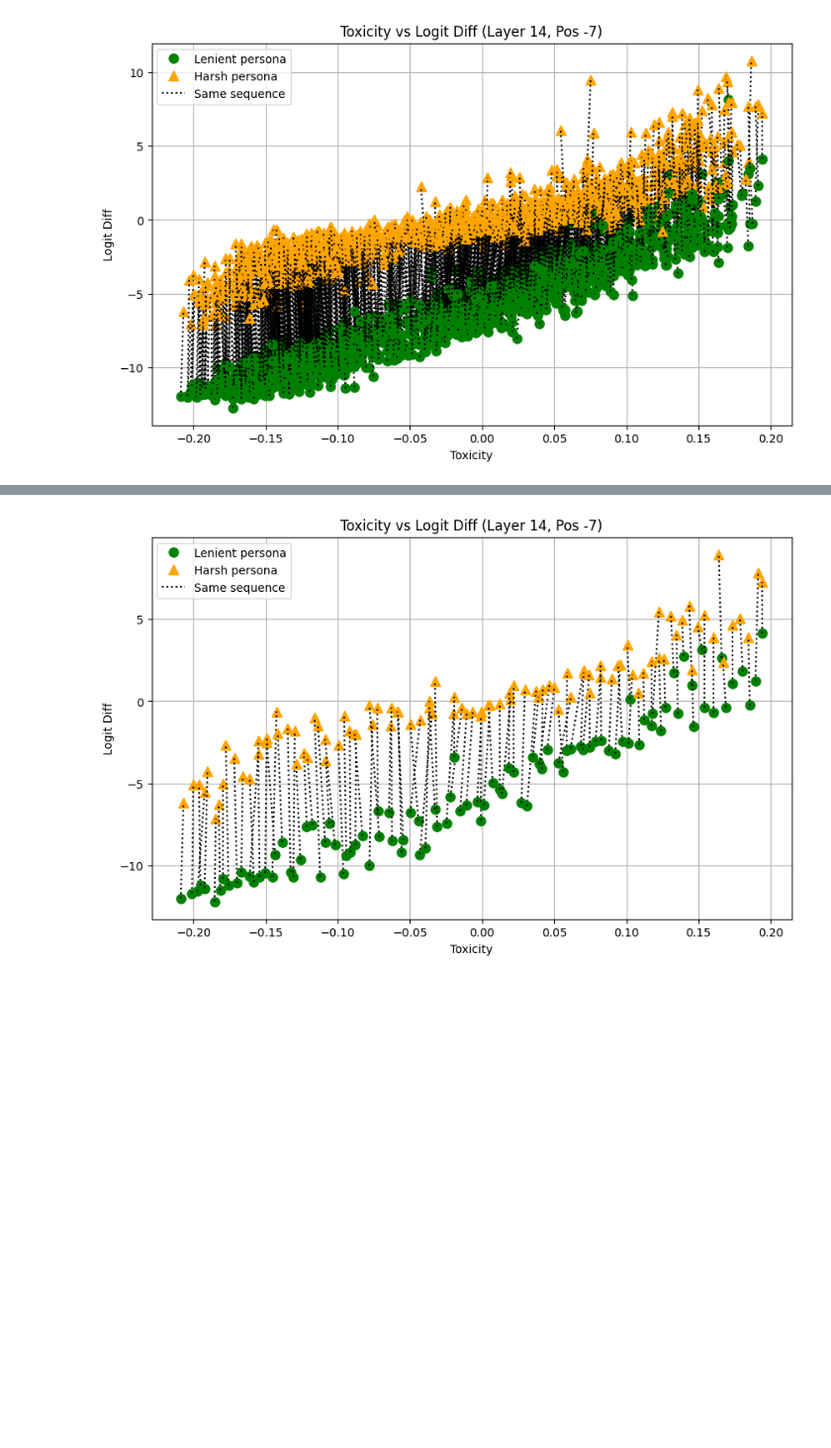
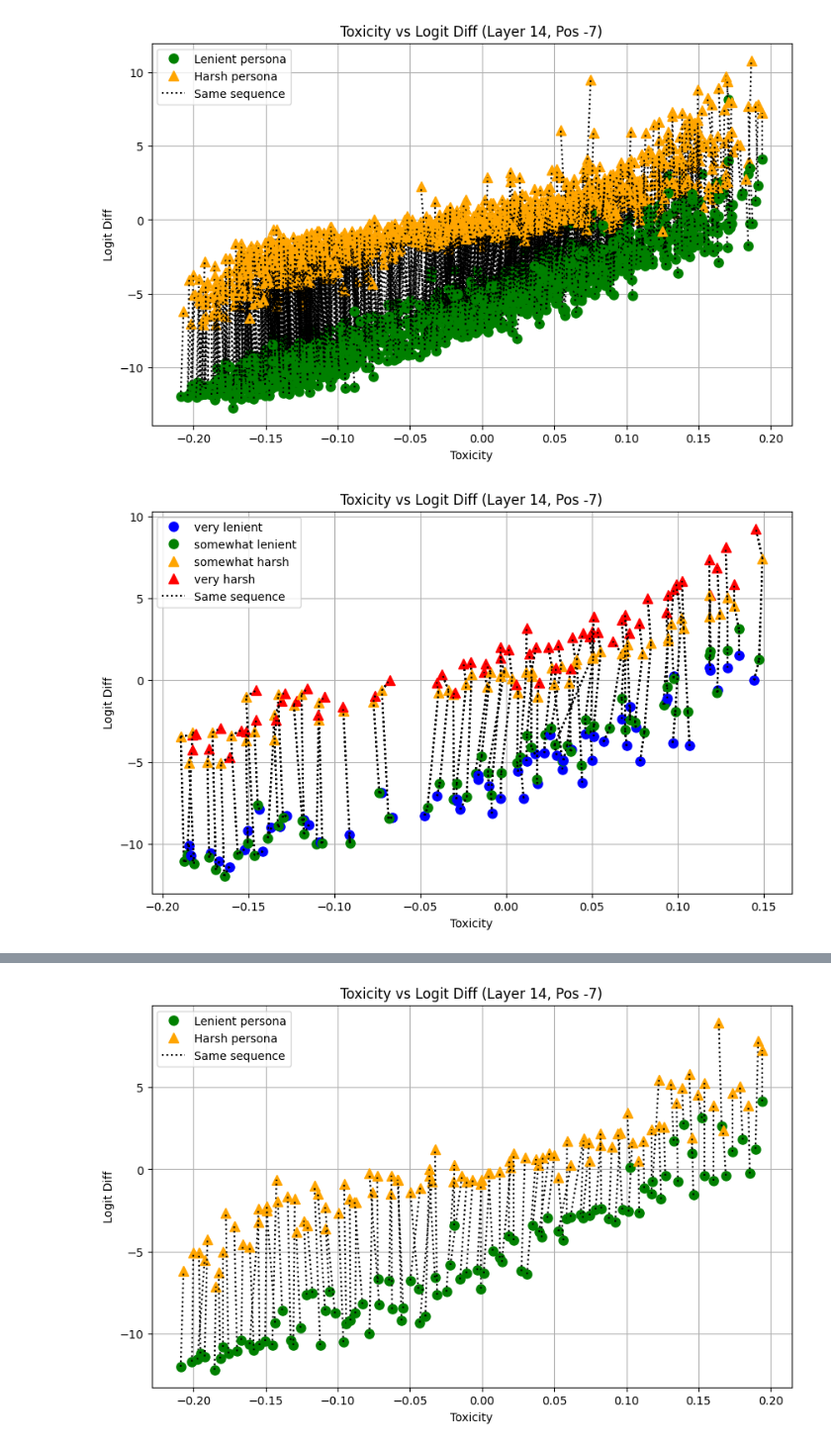
Before and after one commit to abhay-sheshadri/quirky_interp, a Jupyter notebook: evaluate_representation.ipynb, the cells around one changed output, grey strips where cells are left out. Shown at 99% size. Drawn from its saved outputs; the diff is of its cells as text; code cells hidden in the pictures; blank space fills up the shorter version.

Commit message:
add more representation evaluation plots

```diff
--- a/evaluate_representation.ipynb
+++ b/evaluate_representation.ipynb
@@ -59,9 +82,3 @@ contrast_dataset = ConstrastTriplesDataset(model, our_task, dataset_path)
 # eval_results = our_task.evaluate_personas_over_dataset(dataset_path, max_samples=None, version="v1.1")
 # %% [markdown]
 # Load Representation
-# %%
-representations = {}
-
-for p in [-7, -6, -1]:
-    # representations[p] = torch.load(f"DAS_seq-False_pers-True_subdim-1_Mar12-0250-06/linear_rep_14_{p}.pt")
-    representations[p] = torch.load(f"representations/persona_invariant_seq_variant/linear_rep_14_{p}.pt")
@@ -67,0 +122,9 @@ for p in [-7, -6, -1]:
+# %%
+layers_to_consider = range(10,17)
+positions_to_consider = range(-7, 0)
+
+persona_representations = defaultdict(dict)
+
+for l in layers_to_consider:
+    for p in positions_to_consider:
+        persona_representations[l][p] = torch.load(f"{rep_folder}/{p_dir}/linear_rep_{l}_{p}.pt").to(torch.bfloat16)
@@ -68,3 +133,28 @@ for p in [-7, -6, -1]:
+# %%
+n = 30
+persona_representations_with_directions = defaultdict(dict)
+
+caches = []
+for sequence in toxicity_data["prompt"][:n]:
+    full_prompt = personas["very lenient"] + classifier_prompt.format(sequence=sequence)
+    logits, cache = model.run_with_cache(full_prompt)
+    cache = cache.to("cpu")
+    caches.append(cache)
+
+for l in layers_to_consider:
+    for p in positions_to_consider:
+            persona_scores = []
+            rep = persona_representations[l][p][0]
+            for cache in caches:
+                acts = cache[f"blocks.{l}.hook_resid_mid"]
+                persona_score = (torch.nn.functional.normalize(acts[0, p], dim=0) @ rep.cpu()).item()
+                persona_scores.append(persona_score)
+
+            direction = 1 if np.mean(persona_scores) > 0 else -1  # direction is positive if mean persona score of very lenient persona sequences is positive
+
+            persona_representations_with_directions[l][p] = (persona_representations[l][p][0], direction)
+
+del caches
 # %%
 # # get bimodal distribution
 # # We'll generate half the values from one normal distribution and the other half from another.
@@ -224,3 +403,10 @@ create_toxicity_plot(results[-7], title="Toxicity vs Logit Diff (Layer 14, Pos -
 create_toxicity_plot(results[-7], title="Toxicity vs Logit Diff (Layer 14, Pos -7)", y_axis="LD", y_label="Logit Diff")
 # %% [output]
 [figure]
+# %%
+bins_dict = bin_results(results[14][-7])
+binned_results = [bins_dict[i][0] for i in range(len(bins_dict)) if len(bins_dict[i]) > 0]
+
+create_toxicity_plot_multiple_personas(binned_results, title="Toxicity vs Logit Diff (Layer 14, Pos -7)", y_axis="LD", y_label="Logit Diff")
+# %% [output]
+[figure, added]
```
Also changed, not shown: parts of 25 cells of this notebook.
